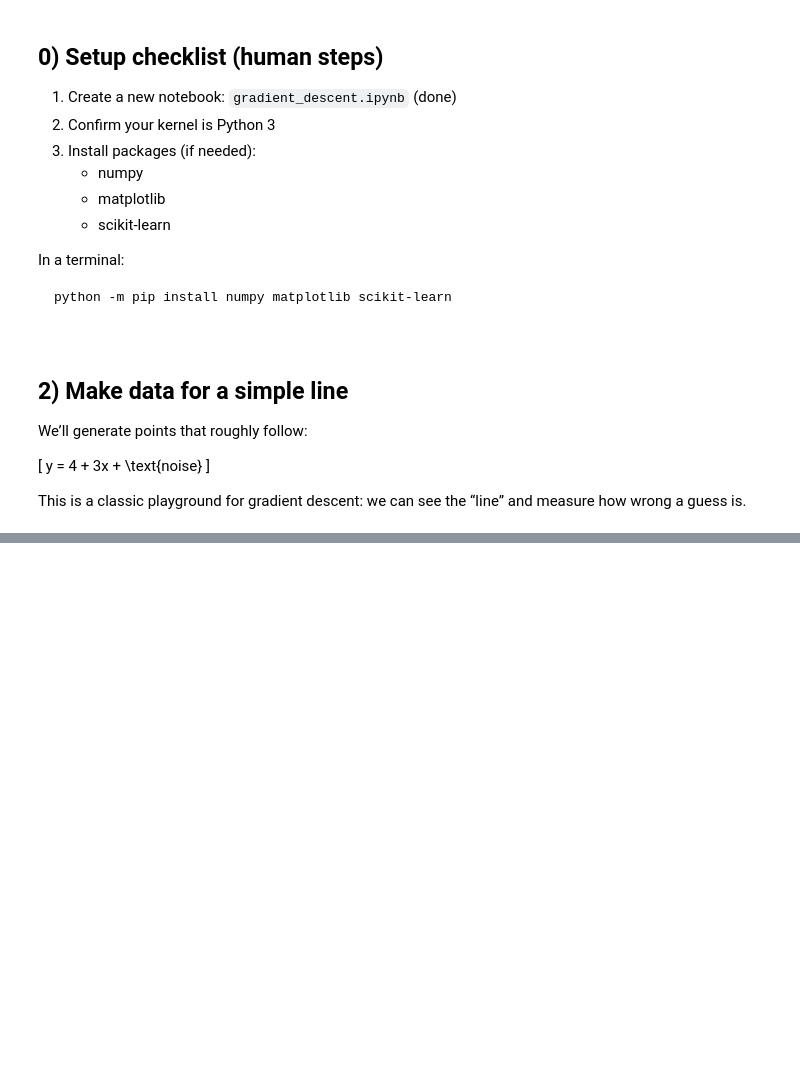
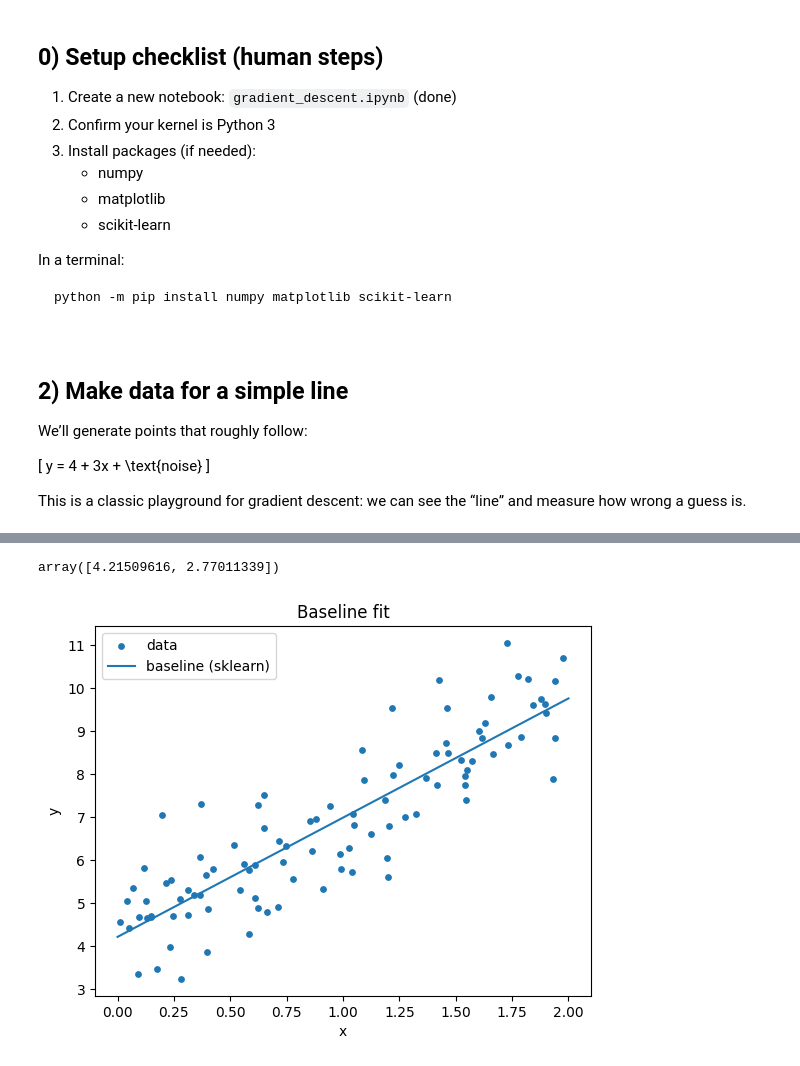
Before and after one commit to jeremy-evert/handson-ml3, a Jupyter notebook: Gradient_descent.ipynb, the cells around one changed output, grey strips where cells are left out. Drawn from its saved outputs; the diff is of its cells as text; code cells hidden in the pictures; blank space fills up the shorter version.

```diff
--- a/Gradient_descent.ipynb
+++ b/Gradient_descent.ipynb
@@ -49,0 +97,24 @@ y = 4 + 3 * X + np.random.randn(m, 1)  # y = 4 + 3x + noise
+# %%
+from sklearn.linear_model import LinearRegression
+
+lin_reg = LinearRegression()
+lin_reg.fit(X, y)
+
+theta_baseline = np.array([lin_reg.intercept_[0], lin_reg.coef_[0][0]])
+theta_baseline
+# %% [output]
+array([4.21509616, 2.77011339])
+# %%
+x_line = np.linspace(0, 2, 200).reshape(-1, 1)
+y_line = lin_reg.predict(x_line)
+
+plt.figure()
+plt.scatter(X, y, s=15, label="data")
+plt.plot(x_line, y_line, label="baseline (sklearn)")
+plt.xlabel("x")
+plt.ylabel("y")
+plt.title("Baseline fit")
+plt.legend()
+plt.show()
+# %% [output]
+[figure, added]
```
Also changed, not shown: parts of 6 cells of this notebook.
